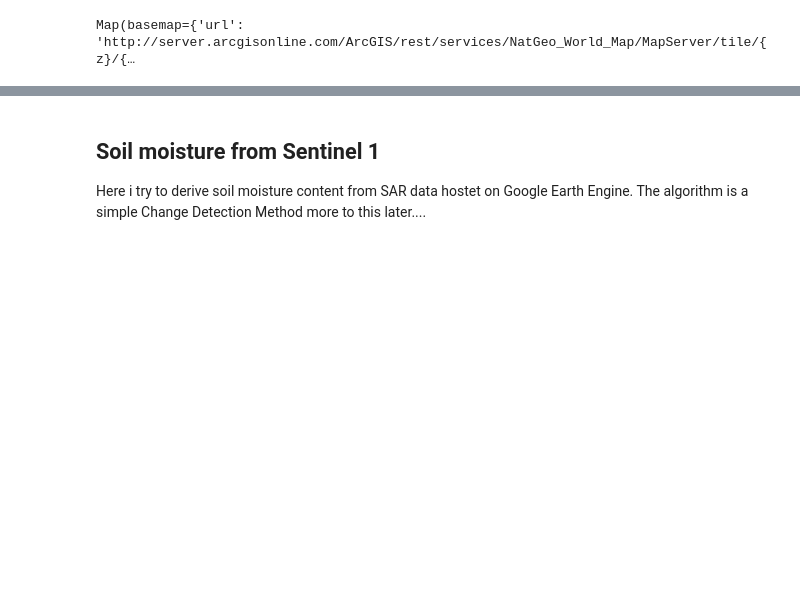
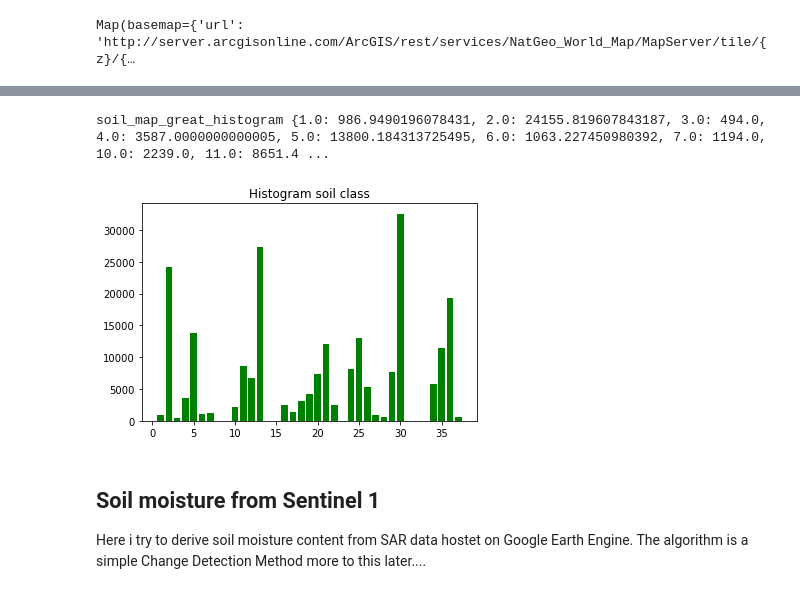
Before and after one commit to till90/master-thesis, a Jupyter notebook: Master_Thesis_Till.ipynb, the cells around one changed output, grey strips where cells are left out. Cells and saved outputs as stored; diff of their text form; code cells hidden in the pictures; blank space fills up the shorter version.

```diff
--- a/Master_Thesis_Till.ipynb
+++ b/Master_Thesis_Till.ipynb
@@ -391,3 +434,13 @@ soil_map_great_histogram {1.0: 773.7843137254902, 2.0: 2385.023529411763, 3.0: 4
+# %%
+histogram_soil_map_great = get_histogram_from_image(BUK500,hessen_geometry)
+print("soil_map_great_histogram", histogram_soil_map_great)
+
+plt.bar(histogram_soil_map_great.keys(), histogram_soil_map_great.values(), color='g')
+plt.title("Histogram soil class")
+plt.show()
+# %% [output]
+soil_map_great_histogram {1.0: 986.9490196078431, 2.0: 24155.819607843187, 3.0: 494.0, 4.0: 3587.0000000000005, 5.0: 13800.184313725495, 6.0: 1063.227450980392, 7.0: 1194.0, 10.0: 2239.0, 11.0: 8651.4 ...
+[figure, added]
 # %% [markdown]
 ## Soil moisture from Sentinel 1
 Here i try to derive soil moisture content from SAR data hostet on Google Earth Engine. The algorithm is a simple Change Detection Method more to this later....
```
Also changed, not shown: parts of 18 cells of this notebook.
